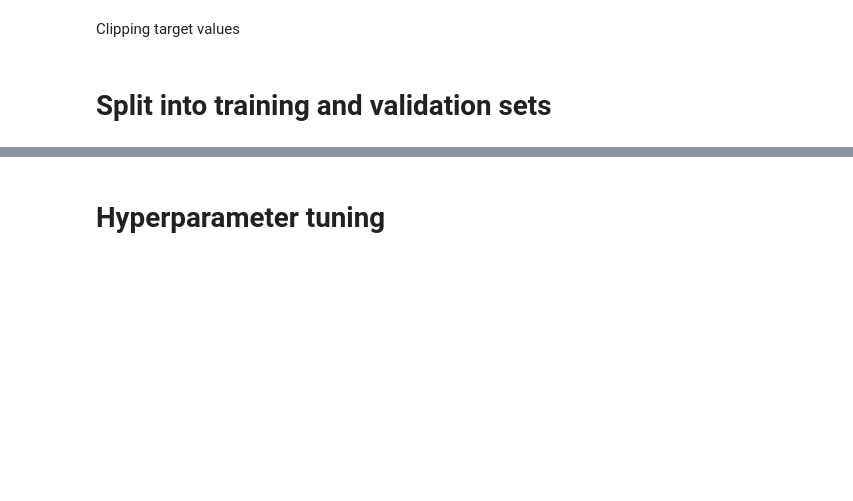
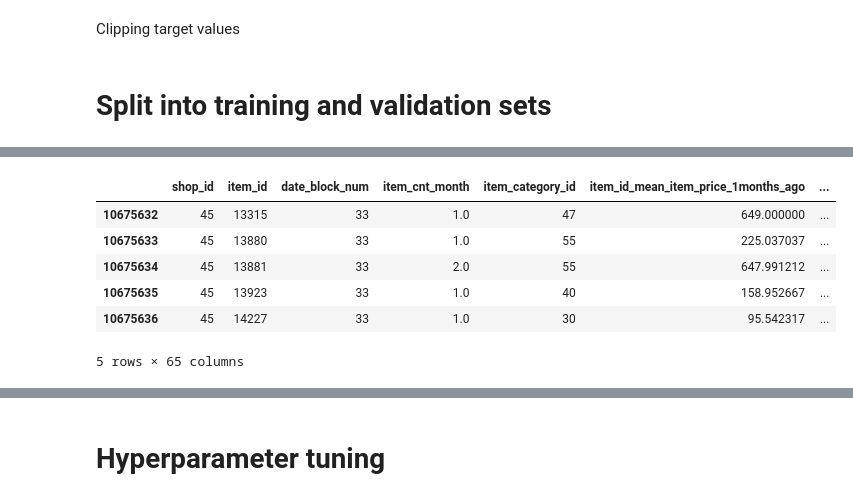
Before and after one commit to jackyho112/data-science-competition-training, a Jupyter notebook: Final project/final_project.ipynb, the cells around one changed output, grey strips where cells are left out. Drawn from its saved outputs; the diff is of its cells as text; code cells hidden in the pictures; blank space fills up the shorter version.

```diff
--- a/Final project/final_project.ipynb
+++ b/Final project/final_project.ipynb
@@ -266,0 +346,10 @@ X_train.head()
+# %%
+X_cv.head()
+# %% [output]
+|  | shop_id | item_id | date_block_num | item_cnt_month | item_category_id | item_id_mean_item_price_1months_ago | ... |
+| 10675632 | 45 | 13315 | 33 | 1.0 | 47 | 649.000000 | ... |
+| 10675633 | 45 | 13880 | 33 | 1.0 | 55 | 225.037037 | ... |
+| 10675634 | 45 | 13881 | 33 | 2.0 | 55 | 647.991212 | ... |
+| 10675635 | 45 | 13923 | 33 | 1.0 | 40 | 158.952667 | ... |
+| 10675636 | 45 | 14227 | 33 | 1.0 | 30 | 95.542317 | ... |
+5 rows × 65 columns
```
Also changed, not shown: parts of 39 cells of this notebook.
